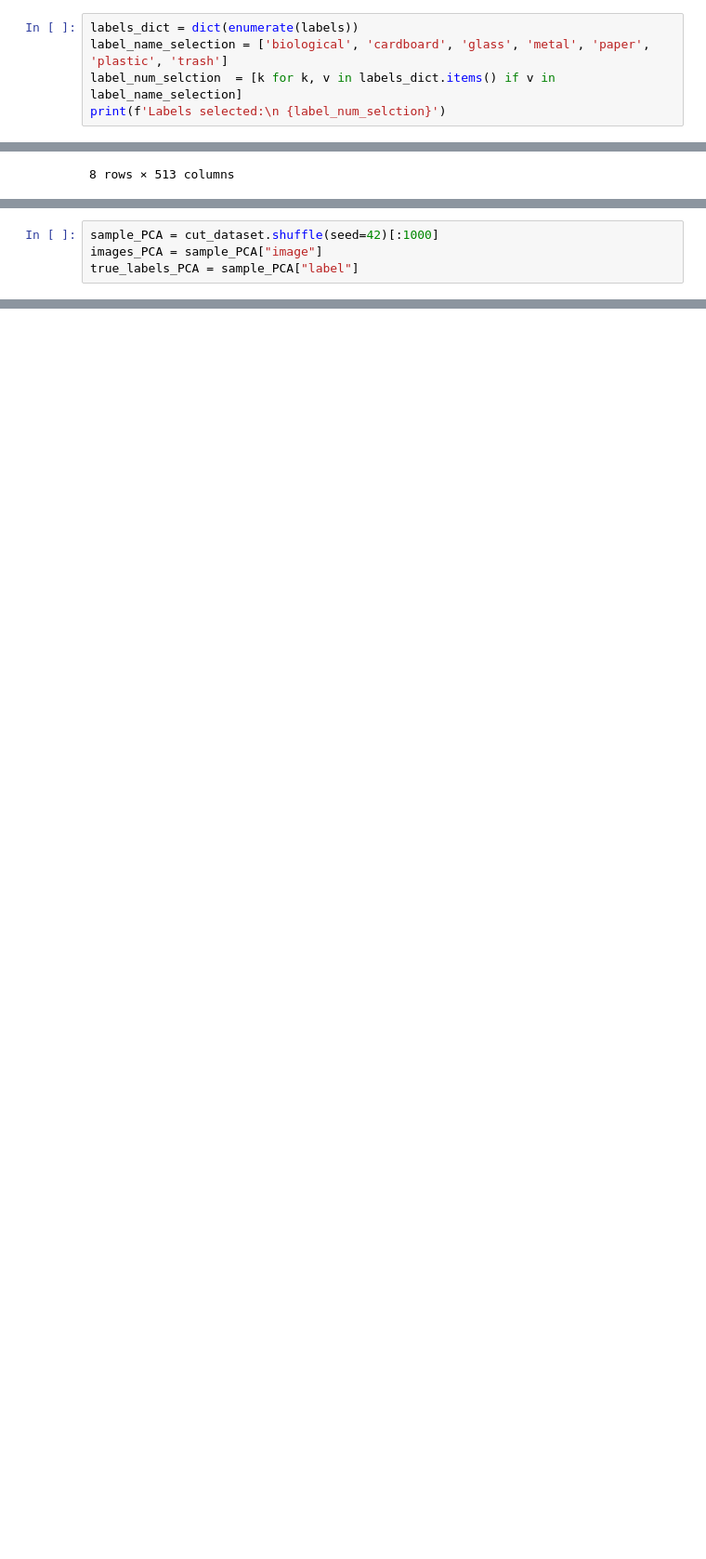
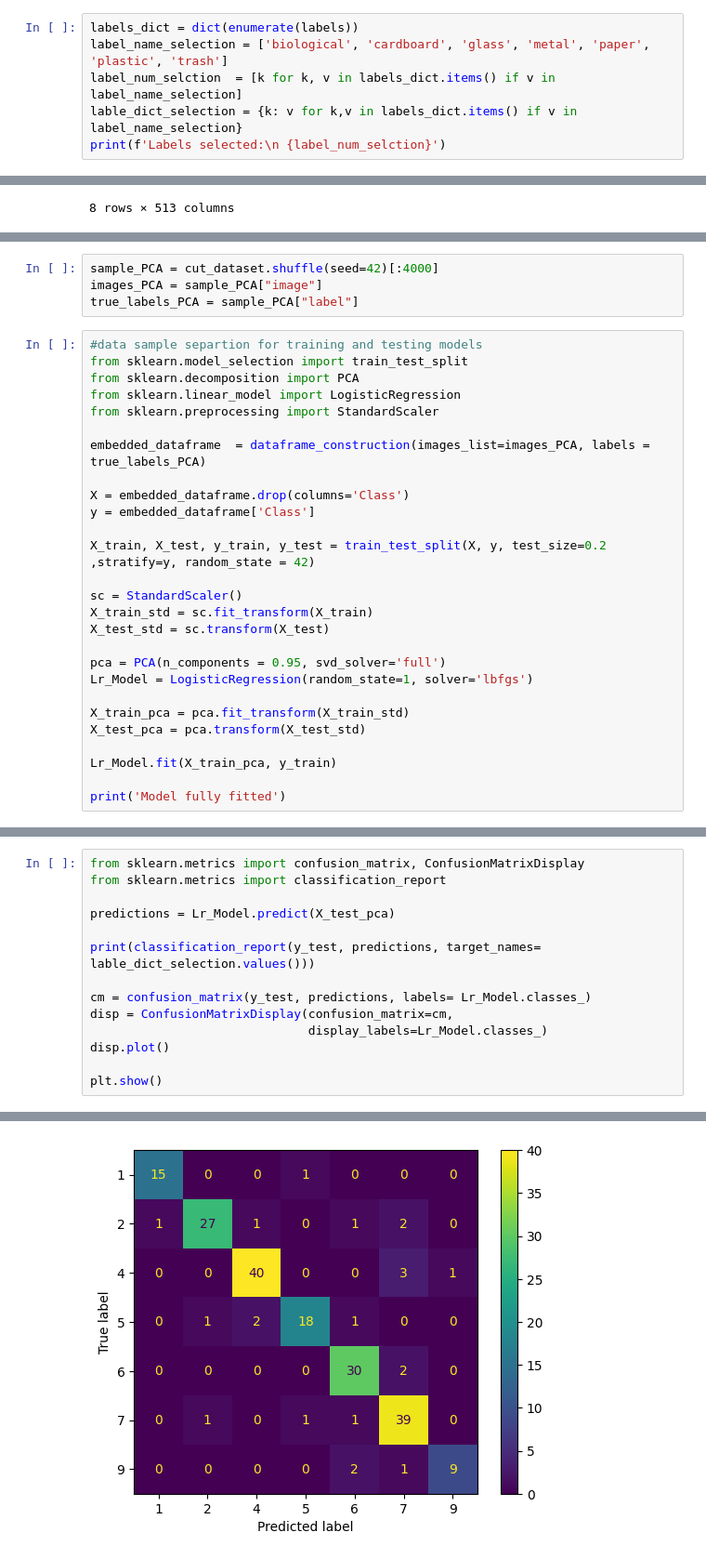
Before and after one commit to Nello-pn/trashCLIP, a Jupyter notebook: CLIP_RealWaste.ipynb, the cells around one changed output, grey strips where cells are left out. Shown at 93% size. Drawn from its saved outputs; the diff is of its cells as text; blank space fills up the shorter version.

Commit message:
Logistic Regression Model with embeddings

```diff
--- a/CLIP_RealWaste.ipynb
+++ b/CLIP_RealWaste.ipynb
@@ -30,6 +30,7 @@ Number of images: 12259
 labels_dict = dict(enumerate(labels))
 label_name_selection = ['biological', 'cardboard', 'glass', 'metal', 'paper', 'plastic', 'trash']
 label_num_selction  = [k for k, v in labels_dict.items() if v in label_name_selection]
+lable_dict_selection = {k: v for k,v in labels_dict.items() if v in label_name_selection}
 print(f'Labels selected:\n {label_num_selction}')
 # %% [output]
 Labels selected:
@@ -116,4 +116,31 @@ image_tabular_df #high dimensional dataframe would need dim reduction techniques
 # %%
-sample_PCA = cut_dataset.shuffle(seed=42)[:1000]
+sample_PCA = cut_dataset.shuffle(seed=42)[:4000]
 images_PCA = sample_PCA["image"]
 true_labels_PCA = sample_PCA["label"]
+# %%
+#data sample separtion for training and testing models
+from sklearn.model_selection import train_test_split
+from sklearn.decomposition import PCA
+from sklearn.linear_model import LogisticRegression
+from sklearn.preprocessing import StandardScaler
+
+embedded_dataframe  = dataframe_construction(images_list=images_PCA, labels = true_labels_PCA)
+
+X = embedded_dataframe.drop(columns='Class')
+y = embedded_dataframe['Class']
+
+X_train, X_test, y_train, y_test = train_test_split(X, y, test_size=0.2 ,stratify=y, random_state = 42)
+
+sc = StandardScaler()
+X_train_std = sc.fit_transform(X_train)
+X_test_std = sc.transform(X_test)
+
+pca = PCA(n_components = 0.95, svd_solver='full')
+Lr_Model = LogisticRegression(random_state=1, solver='lbfgs')
+
+X_train_pca = pca.fit_transform(X_train_std)
+X_test_pca = pca.transform(X_test_std)
+
+Lr_Model.fit(X_train_pca, y_train)
+
+print('Model fully fitted')
@@ -119,0 +166,15 @@ true_labels_PCA = sample_PCA["label"]
+# %%
+from sklearn.metrics import confusion_matrix, ConfusionMatrixDisplay
+from sklearn.metrics import classification_report
+
+predictions = Lr_Model.predict(X_test_pca)
+
+print(classification_report(y_test, predictions, target_names= lable_dict_selection.values()))
+
+cm = confusion_matrix(y_test, predictions, labels= Lr_Model.classes_)
+disp = ConfusionMatrixDisplay(confusion_matrix=cm,
+                              display_labels=Lr_Model.classes_)
+disp.plot()
+
+plt.show()
+# %% [output]
@@ -119,0 +194 @@ true_labels_PCA = sample_PCA["label"]
+[figure, added]
```
Also changed, not shown: parts of 7 cells of this notebook.
